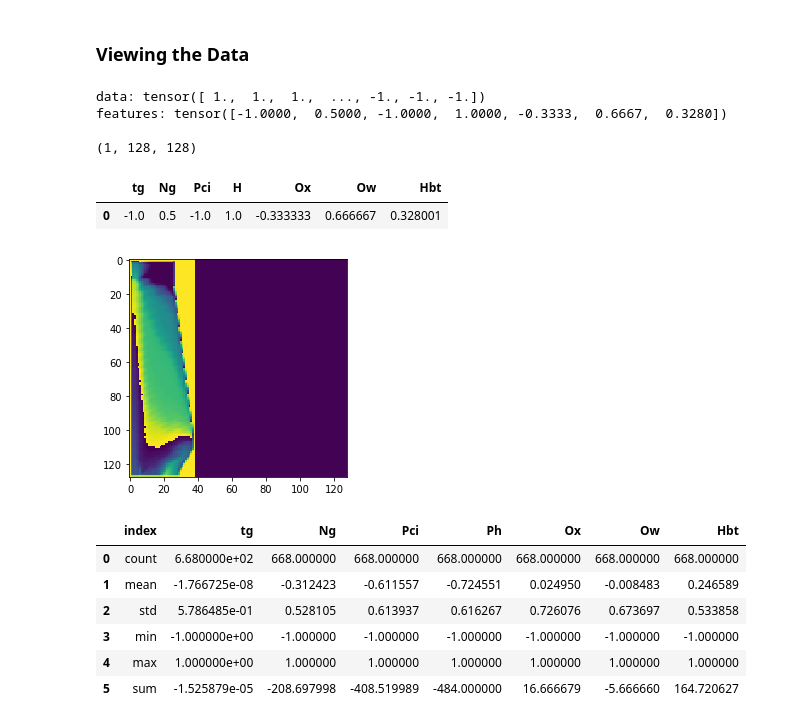
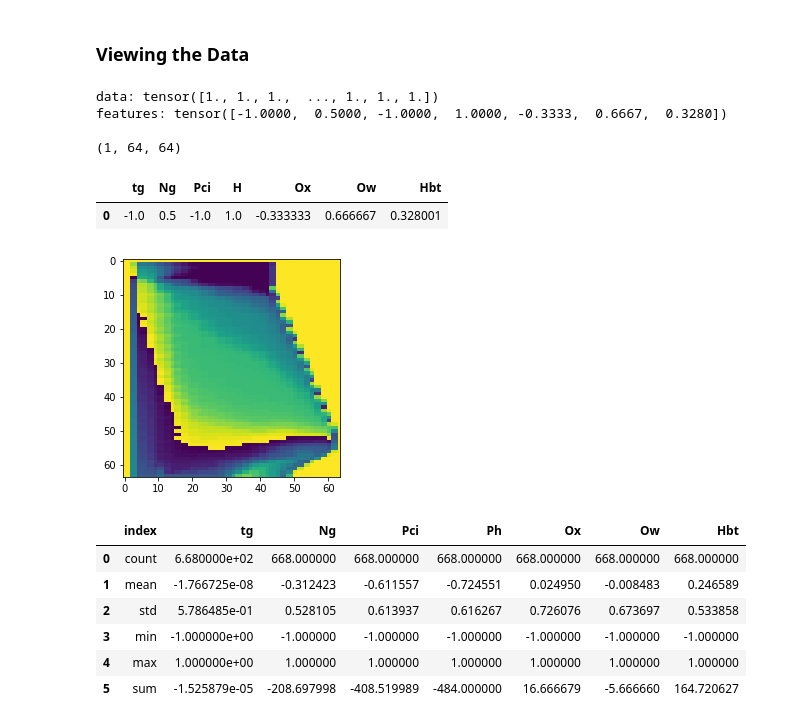
Before and after one commit to JoeyShapiro/blast-furnace-cgan, a Jupyter notebook: cgan.ipynb, the cells around one changed output. Drawn from its saved outputs; the diff is of its cells as text; code cells hidden in the pictures.

Commit message:
reduced the size

```diff
--- a/cgan.ipynb
+++ b/cgan.ipynb
@@ -103,9 +103,9 @@ class MyDataset(VisionDataset):
         # # upscale to 128x128
         # data = F.interpolate(data.unsqueeze(1), size=(128, 128), mode='nearest').squeeze(1)
         data = data.reshape(len(data), 140, 39).float()
-        data = F.pad(data, (0, 128-39), value=0)
+        # data = F.pad(data, (0, 128-39), value=0)
         # data = F.interpolate(data.unsqueeze(1), size=(140, 39*3), mode='nearest').squeeze(1)
-        data = F.interpolate(data.unsqueeze(1), size=(128, 128), mode='nearest').squeeze(1)
+        data = F.interpolate(data.unsqueeze(1), size=(64, 64), mode='nearest').squeeze(1)
         # repeat every pixel 3 times along the width
         """
         [1, 2, 3] => [1, 1, 1, 2, 2, 2, 3, 3, 3]
@@ -229,37 +229,37 @@ features: {datum[1]}
 # TODO first pixel is bad
 img = np.array(datum[0])
 # img = img.reshape(-1, 128, 128)
 # img = Image.fromarray((img * 255).astype(np.uint8)[0])
 # plt.imshow(img)
 # img2 = np.array(datum[0])
 # img2 = img2[:-16].reshape(140, 39)
 # plt.imshow(img2)
 
 # downscale to 74x74
 # remove the padding
 # img = img[:-4].reshape(-1, 140, 39*3)
-img = img.reshape(-1, 128, 128)
+img = img.reshape(-1, 64, 64)
 # img = F.interpolate(torch.Tensor(img).unsqueeze(0), size=(140, 39), mode='nearest').squeeze(0).numpy()
 print(img.shape)
 img = Image.fromarray((img * 255).astype(np.uint8)[0])
 plt.imshow(img)
 
 # convert features to dataframe
 # TODO not correct, but ai guessed the labels, so its funny
 # Ng = Nitrogen, Pci = Pesticide, H = Humidity, Wp = Watering pattern, Ph = pH, 0x = 0x, 0w = 0w, Hbt = Habitat, Wm = Weed management, Wr = Weather
 labels = [ 'tg', 'Ng', 'Pci', 'H', 'Wp', 'Ph', 'Ox', 'Ow', 'Hbt', 'Wm', 'Wr' ]
 labels = [ 'tg', 'Ng', 'Pci', 'H', 'Ox', 'Ow', 'Hbt' ]
 conditions = np.array(datum[1])
 features = pd.DataFrame([conditions], columns=labels)
 display(features)
 # %% [output]
-data: tensor([ 1.,  1.,  1.,  ..., -1., -1., -1.])
+data: tensor([1., 1., 1.,  ..., 1., 1., 1.])
 features: tensor([-1.0000,  0.5000, -1.0000,  1.0000, -0.3333,  0.6667,  0.3280])
 
-(1, 128, 128)
+(1, 64, 64)
 |  | tg | Ng | Pci | H | Ox | Ow | Hbt |
 | 0 | -1.0 | 0.5 | -1.0 | 1.0 | -0.333333 | 0.666667 | 0.328001 |
-[figure, old version]
+[figure, new version]
 # %%
 # get the count, mean, std, min, max, and sum of each column
 df_aggregated = dataset.features.agg(['count', 'mean', 'std', 'min', 'max', 'sum']).reset_index()
```
Also changed, not shown: parts of 5 cells of this notebook, 1 other file.
